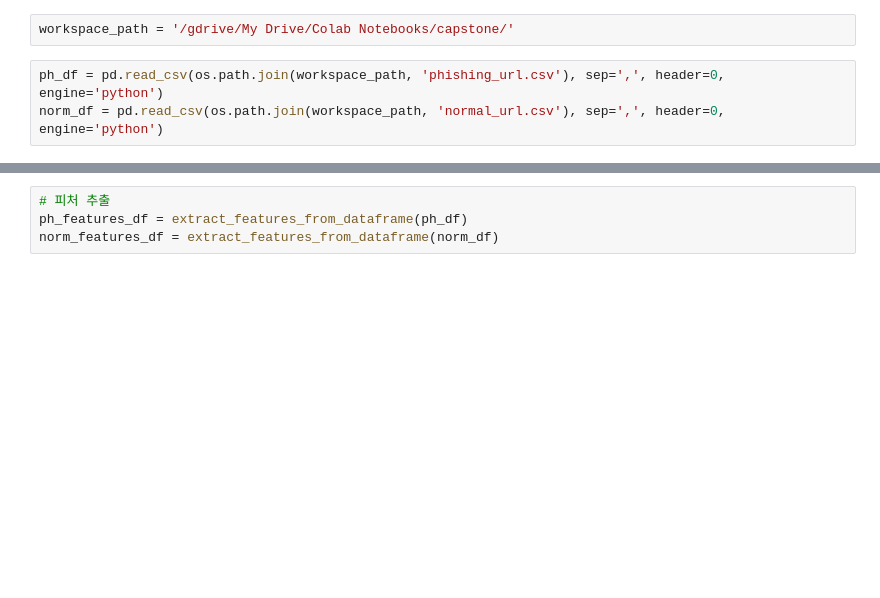
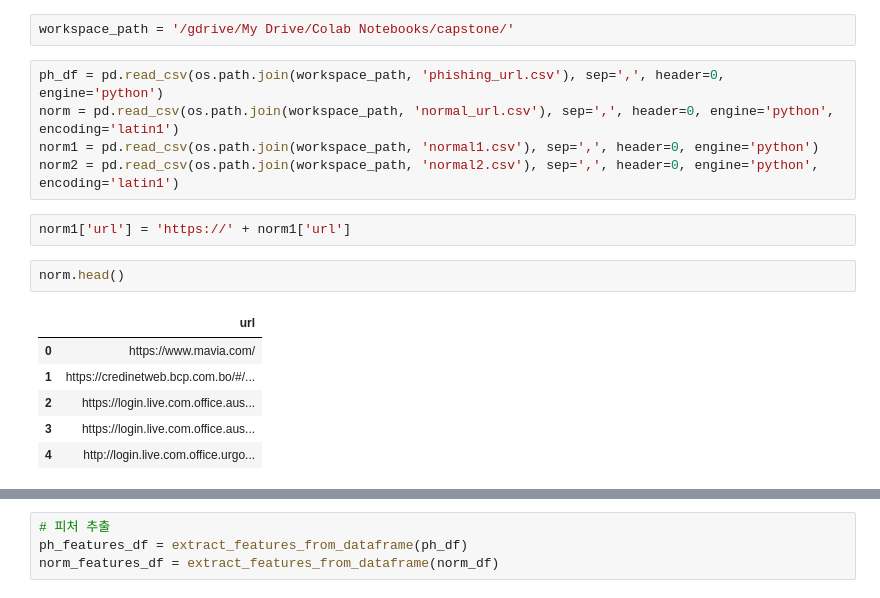
Before and after one commit to MOBITOA/JEONGHUN_KIM, a Jupyter notebook: phishing_url/model/phishing_url.ipynb, the cells around one changed output, grey strips where cells are left out. Cells and saved outputs as stored; diff of their text form; blank space fills up the shorter version.

```diff
--- a/phishing_url/model/phishing_url.ipynb
+++ b/phishing_url/model/phishing_url.ipynb
@@ -25,4 +25,17 @@ Mounted at /gdrive
 workspace_path = '/gdrive/My Drive/Colab Notebooks/capstone/'
 # %%
 ph_df = pd.read_csv(os.path.join(workspace_path, 'phishing_url.csv'), sep=',', header=0, engine='python')
-norm_df = pd.read_csv(os.path.join(workspace_path, 'normal_url.csv'), sep=',', header=0, engine='python')
+norm = pd.read_csv(os.path.join(workspace_path, 'normal_url.csv'), sep=',', header=0, engine='python', encoding='latin1')
+norm1 = pd.read_csv(os.path.join(workspace_path, 'normal1.csv'), sep=',', header=0, engine='python')
+norm2 = pd.read_csv(os.path.join(workspace_path, 'normal2.csv'), sep=',', header=0, engine='python', encoding='latin1')
+# %%
+norm1['url'] = 'https://' + norm1['url']
+# %%
+norm.head()
+# %% [output]
+|  | url |
+| 0 | https://www.mavia.com/ |
+| 1 | https://credinetweb.bcp.com.bo/#/... |
+| 2 | https://login.live.com.office.aus... |
+| 3 | https://login.live.com.office.aus... |
+| 4 | http://login.live.com.office.urgo... |
```
Also changed, not shown: parts of 40 cells of this notebook, 8 other files.
